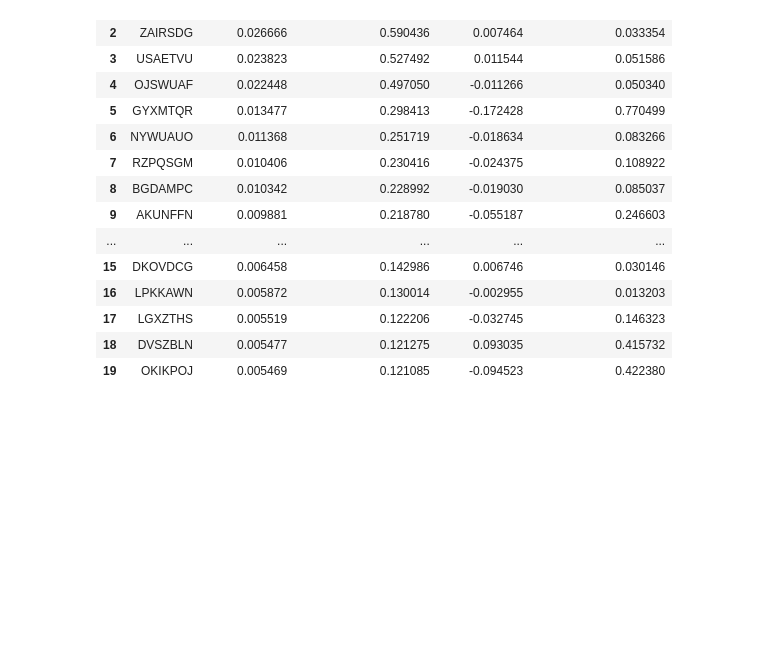
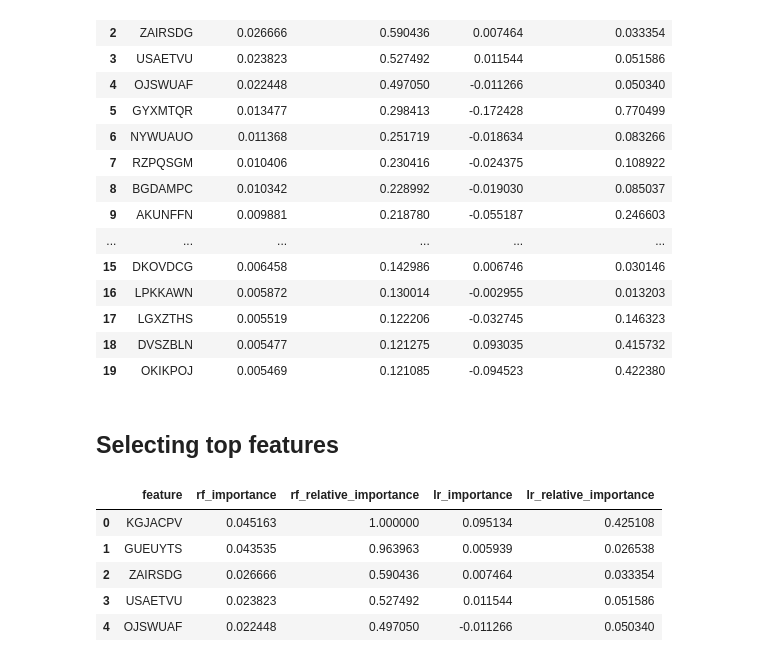
Before and after one commit to edoson/hw, a Jupyter notebook: Feature importance.ipynb, the cells around one changed output. Cells and saved outputs as stored; diff of their text form; code cells hidden in the pictures; blank space fills up the shorter version.

```diff
--- a/Feature importance.ipynb
+++ b/Feature importance.ipynb
@@ -281,3 +267,15 @@ fi_df.head(20)
 | 19 | OKIKPOJ | 0.005469 | 0.121085 | -0.094523 | 0.422380 |
 # %%
 fi_df.to_csv('feature_importance_1_to_1000_downsample_using_lr_and_rf.csv', index=False)
+# %% [markdown]
+## Selecting top features
+# %%
+fi_df = pd.read_csv('feature_importance_1_to_1000_downsample_using_lr_and_rf.csv')
+fi_df.head()
+# %% [output]
+|  | feature | rf_importance | rf_relative_importance | lr_importance | lr_relative_importance |
+| 0 | KGJACPV | 0.045163 | 1.000000 | 0.095134 | 0.425108 |
+| 1 | GUEUYTS | 0.043535 | 0.963963 | 0.005939 | 0.026538 |
+| 2 | ZAIRSDG | 0.026666 | 0.590436 | 0.007464 | 0.033354 |
+| 3 | USAETVU | 0.023823 | 0.527492 | 0.011544 | 0.051586 |
+| 4 | OJSWUAF | 0.022448 | 0.497050 | -0.011266 | 0.050340 |
```
Also changed, not shown: parts of 22 cells of this notebook, 1 other file.
